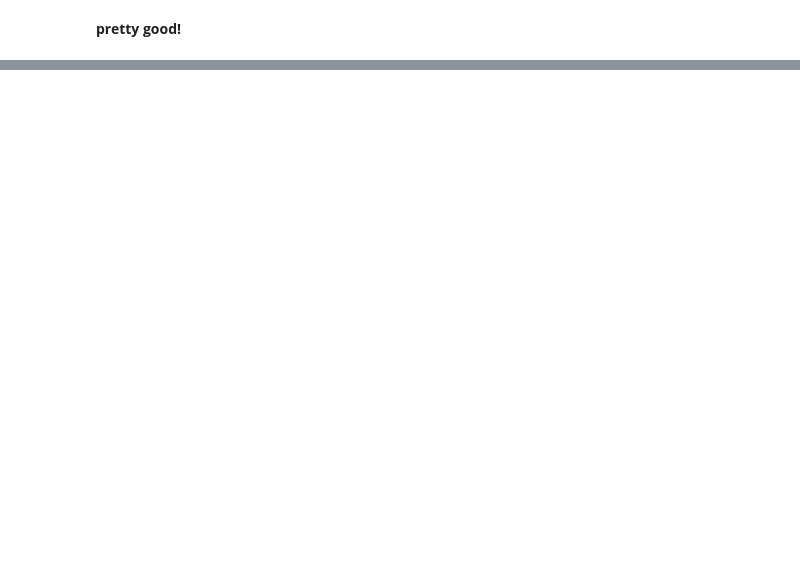
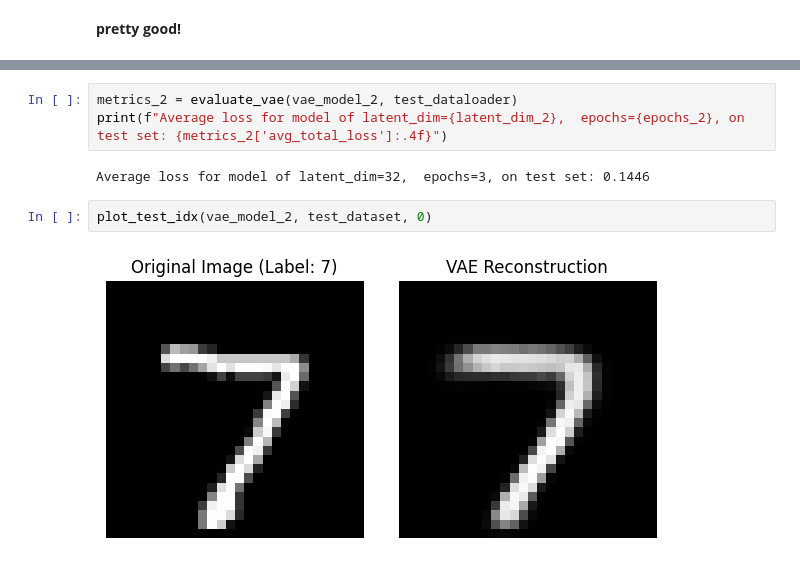
Before and after one commit to mcucii/ML-Kaggle-projects, a Jupyter notebook: VAE - Visualizing MNIST/VAE-Visualizing_MNIST.ipynb, the cells around one changed output, grey strips where cells are left out. Cells and saved outputs as stored; diff of their text form; blank space fills up the shorter version.

```diff
--- a/VAE - Visualizing MNIST/VAE-Visualizing_MNIST.ipynb
+++ b/VAE - Visualizing MNIST/VAE-Visualizing_MNIST.ipynb
@@ -256,0 +309,9 @@ Input batch shape: torch.Size([16, 1, 28, 28])
+# %%
+metrics_2 = evaluate_vae(vae_model_2, test_dataloader)
+print(f"Average loss for model of latent_dim={latent_dim_2},  epochs={epochs_2}, on test set: {metrics_2['avg_total_loss']:.4f}")
+# %% [output]
+Average loss for model of latent_dim=32,  epochs=3, on test set: 0.1446
+# %%
+plot_test_idx(vae_model_2, test_dataset, 0)
+# %% [output]
+[figure, added]
```
Also changed, not shown: parts of 26 cells of this notebook.
